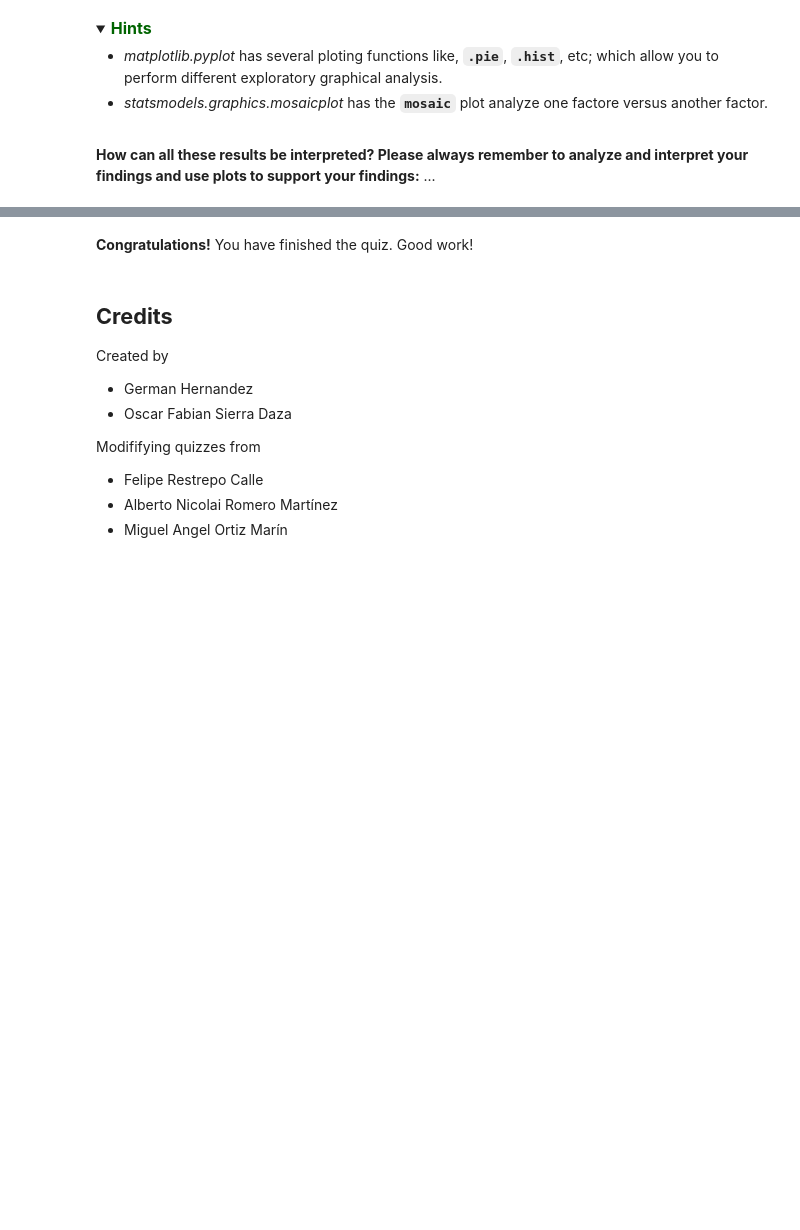
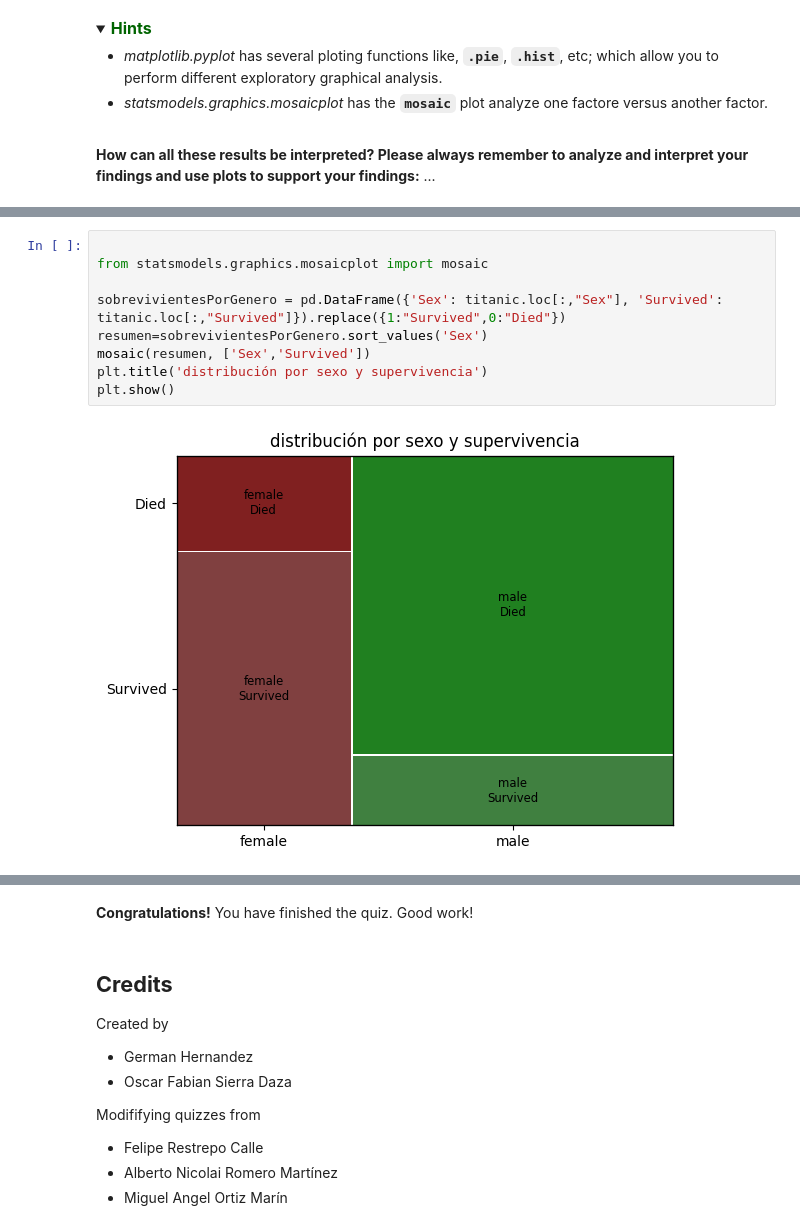
Before and after one commit to Juanfelipepast2/MetNumUN2024I, a Jupyter notebook: Quiz 3 Juan Felipe Pastrana Ramirez.ipynb, the cells around one changed output, grey strips where cells are left out. Drawn from its saved outputs; the diff is of its cells as text; folded sections open; blank space fills up the shorter version.

```diff
--- a/Quiz 3 Juan Felipe Pastrana Ramirez.ipynb
+++ b/Quiz 3 Juan Felipe Pastrana Ramirez.ipynb
@@ -587,0 +601,11 @@ The output of the above cell should be:
+# %%
+
+from statsmodels.graphics.mosaicplot import mosaic
+
+sobrevivientesPorGenero = pd.DataFrame({'Sex': titanic.loc[:,"Sex"], 'Survived': titanic.loc[:,"Survived"]}).replace({1:"Survived",0:"Died"})
+resumen=sobrevivientesPorGenero.sort_values('Sex')
+mosaic(resumen, ['Sex','Survived'])
+plt.title('distribución por sexo y supervivencia')
+plt.show()
+# %% [output]
+[figure, added]
```
Also changed, not shown: parts of 14 cells of this notebook.
